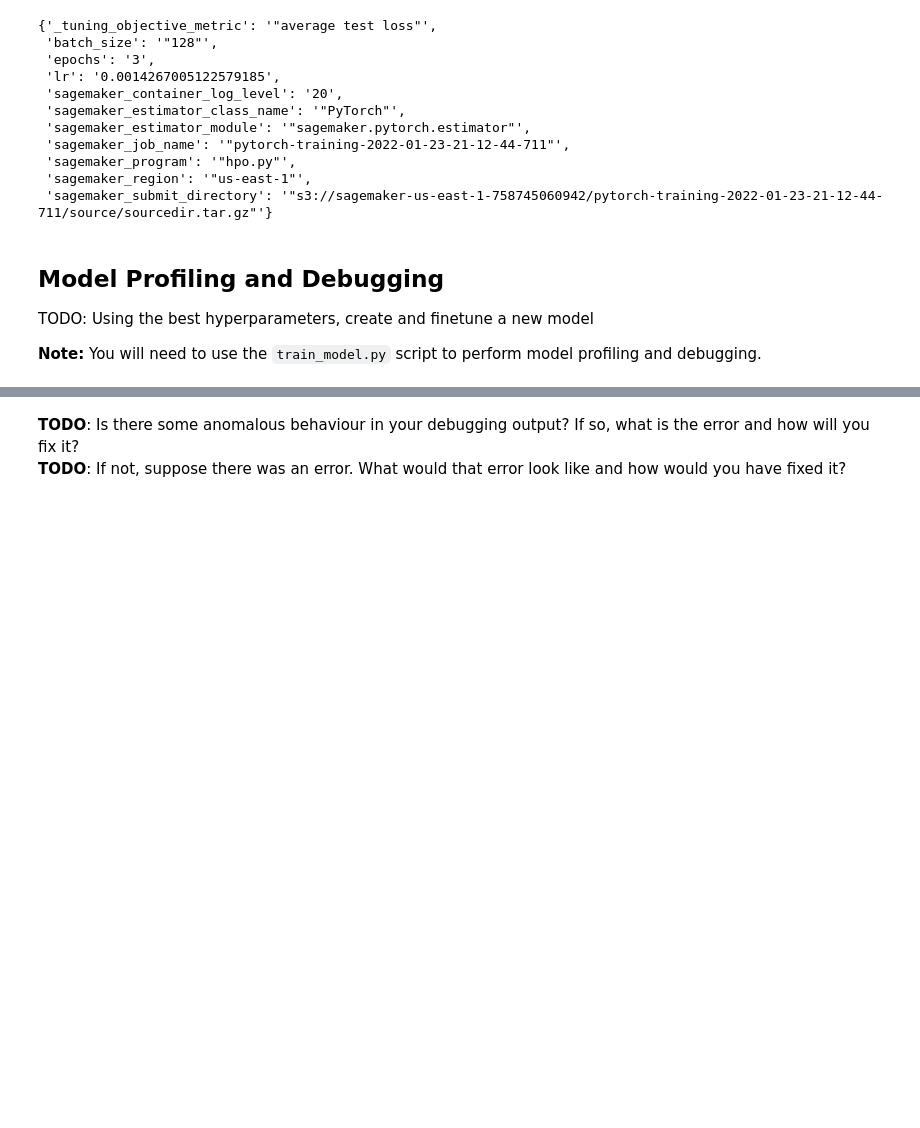
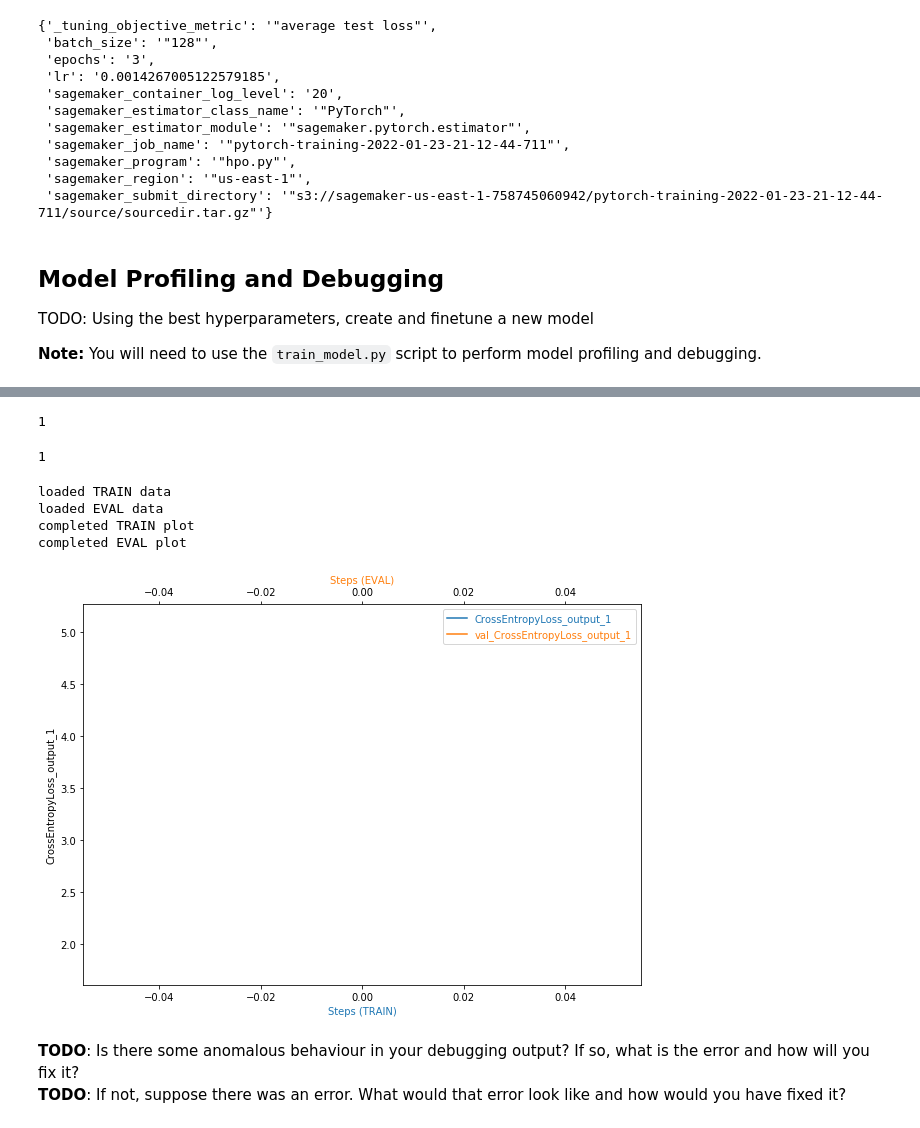
Before and after one commit to fatima1002/aws-deeplearning, a Jupyter notebook: train_and_deploy.ipynb, the cells around one changed output, grey strips where cells are left out. Drawn from its saved outputs; the diff is of its cells as text; code cells hidden in the pictures; blank space fills up the shorter version.

```diff
--- a/train_and_deploy.ipynb
+++ b/train_and_deploy.ipynb
@@ -286,3 +302,11 @@ len(trial.tensor("nll_loss_output_0").steps(mode=ModeKeys.EVAL))
+# %%
+len(trial.tensor("CrossEntropyLoss_output_0").steps(mode=ModeKeys.TRAIN))
+# %% [output]
+1
+# %%
+len(trial.tensor("CrossEntropyLoss_output_0").steps(mode=ModeKeys.EVAL))
+# %% [output]
+1
 # %%
 #Set up functions to plot the output tensors
 def get_data(trial, tname, mode):
@@ -303,34 +327,40 @@ def plot_tensor(trial, tensor_name):
     print("loaded TRAIN data")
     steps_eval, vals_eval = get_data(trial, tensor_name, mode=ModeKeys.EVAL)
     print("loaded EVAL data")
 
     fig = plt.figure(figsize=(10, 7))
     host = host_subplot(111)
 
     par = host.twiny()
 
     host.set_xlabel("Steps (TRAIN)")
     par.set_xlabel("Steps (EVAL)")
     host.set_ylabel(tensor_name)
 
     (p1,) = host.plot(steps_train, vals_train, label=tensor_name)
     print("completed TRAIN plot")
     (p2,) = par.plot(steps_eval, vals_eval, label="val_" + tensor_name)
     print("completed EVAL plot")
     leg = plt.legend()
 
     host.xaxis.get_label().set_color(p1.get_color())
     leg.texts[0].set_color(p1.get_color())
 
     par.xaxis.get_label().set_color(p2.get_color())
     leg.texts[1].set_color(p2.get_color())
 
     plt.ylabel(tensor_name)
 
     plt.show()
 
 
-plot_tensor(trial, "nll_loss_output_0")
+plot_tensor(trial, "CrossEntropyLoss_output_1")
+# %% [output]
+loaded TRAIN data
+loaded EVAL data
+completed TRAIN plot
+completed EVAL plot
+[figure, added]
 # %% [markdown]
 **TODO**: Is there some anomalous behaviour in your debugging output? If so, what is the error and how will you fix it?
 **TODO**: If not, suppose there was an error. What would that error look like and how would you have fixed it?
```
Also changed, not shown: parts of 6 cells of this notebook, 14 other files.
